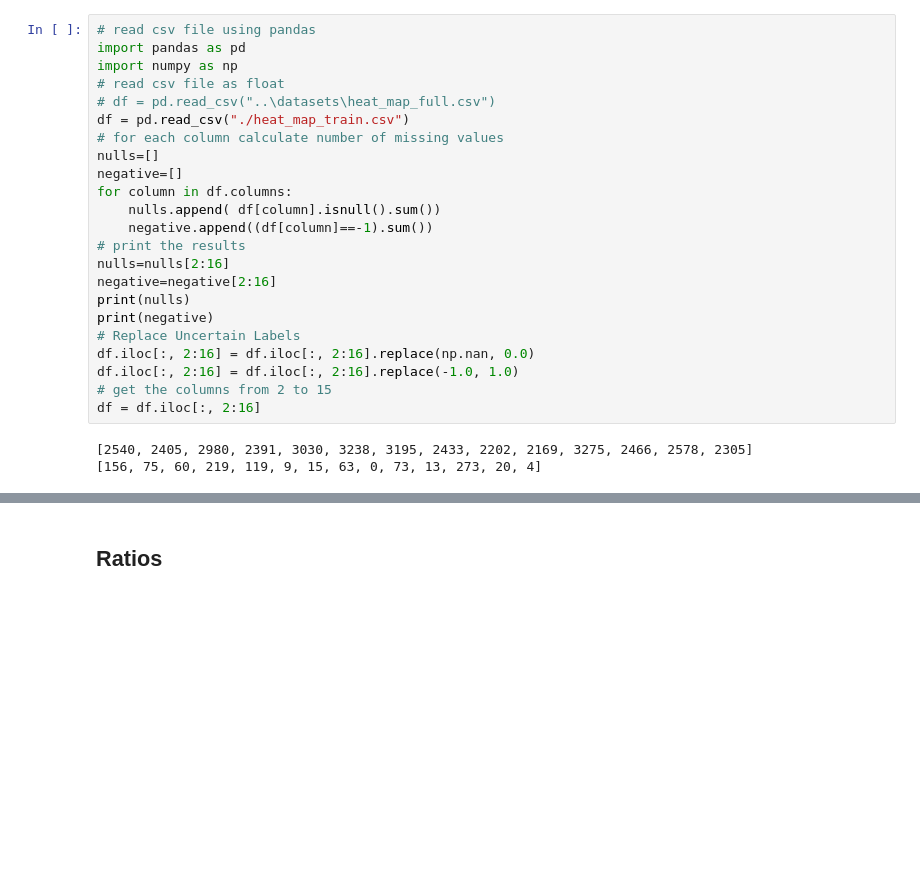
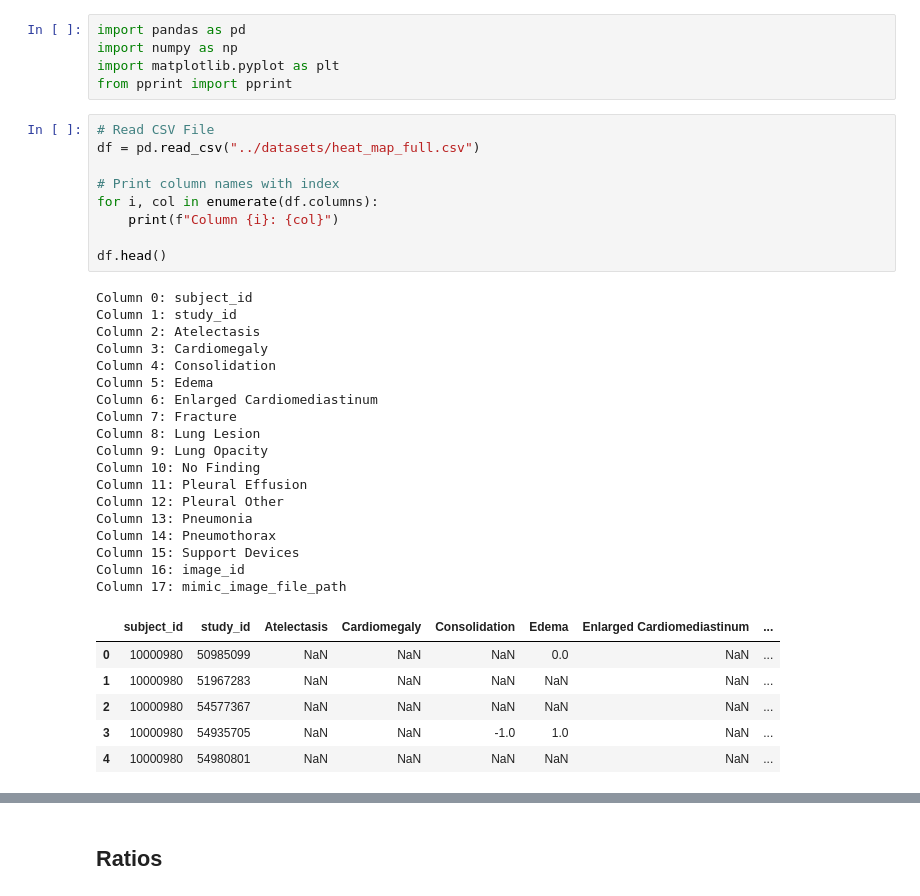
Before and after one commit to BasmaElhoseny01/X-Reporto-AI, a Jupyter notebook: note_books/Heat Maps Classes Weights.ipynb, the cells around one changed output, grey strips where cells are left out. Cells and saved outputs as stored; diff of their text form; blank space fills up the shorter version.

```diff
--- a/note_books/Heat Maps Classes Weights.ipynb
+++ b/note_books/Heat Maps Classes Weights.ipynb
@@ -1,26 +1,39 @@
-# %%
-# read csv file using pandas
-import pandas as pd
-import numpy as np
-# read csv file as float
-# df = pd.read_csv("..\datasets\heat_map_full.csv")
-df = pd.read_csv("./heat_map_train.csv")
-# for each column calculate number of missing values
-nulls=[]
-negative=[]
-for column in df.columns:
-    nulls.append( df[column].isnull().sum())
-    negative.append((df[column]==-1).sum())
-# print the results
-nulls=nulls[2:16]
-negative=negative[2:16]
-print(nulls)
-print(negative)
-# Replace Uncertain Labels
-df.iloc[:, 2:16] = df.iloc[:, 2:16].replace(np.nan, 0.0)
-df.iloc[:, 2:16] = df.iloc[:, 2:16].replace(-1.0, 1.0)
-# get the columns from 2 to 15
-df = df.iloc[:, 2:16]
-# %% [output]
-[2540, 2405, 2980, 2391, 3030, 3238, 3195, 2433, 2202, 2169, 3275, 2466, 2578, 2305]
-[156, 75, 60, 219, 119, 9, 15, 63, 0, 73, 13, 273, 20, 4]
+# %%
+import pandas as pd
+import numpy as np
+import matplotlib.pyplot as plt
+from pprint import pprint
+# %%
+# Read CSV File
+df = pd.read_csv("../datasets/heat_map_full.csv")
+
+# Print column names with index
+for i, col in enumerate(df.columns):
+    print(f"Column {i}: {col}")
+
+df.head()
+# %% [output]
+Column 0: subject_id
+Column 1: study_id
+Column 2: Atelectasis
+Column 3: Cardiomegaly
+Column 4: Consolidation
+Column 5: Edema
+Column 6: Enlarged Cardiomediastinum
+Column 7: Fracture
+Column 8: Lung Lesion
+Column 9: Lung Opacity
+Column 10: No Finding
+Column 11: Pleural Effusion
+Column 12: Pleural Other
+Column 13: Pneumonia
+Column 14: Pneumothorax
+Column 15: Support Devices
+Column 16: image_id
+Column 17: mimic_image_file_path
+|  | subject_id | study_id | Atelectasis | Cardiomegaly | Consolidation | Edema | Enlarged Cardiomediastinum | ... |
+| 0 | 10000980 | 50985099 | NaN | NaN | NaN | 0.0 | NaN | ... |
+| 1 | 10000980 | 51967283 | NaN | NaN | NaN | NaN | NaN | ... |
+| 2 | 10000980 | 54577367 | NaN | NaN | NaN | NaN | NaN | ... |
+| 3 | 10000980 | 54935705 | NaN | NaN | -1.0 | 1.0 | NaN | ... |
+| 4 | 10000980 | 54980801 | NaN | NaN | NaN | NaN | NaN | ... |
```
Also changed, not shown: parts of 2 cells of this notebook, 1 other file.
